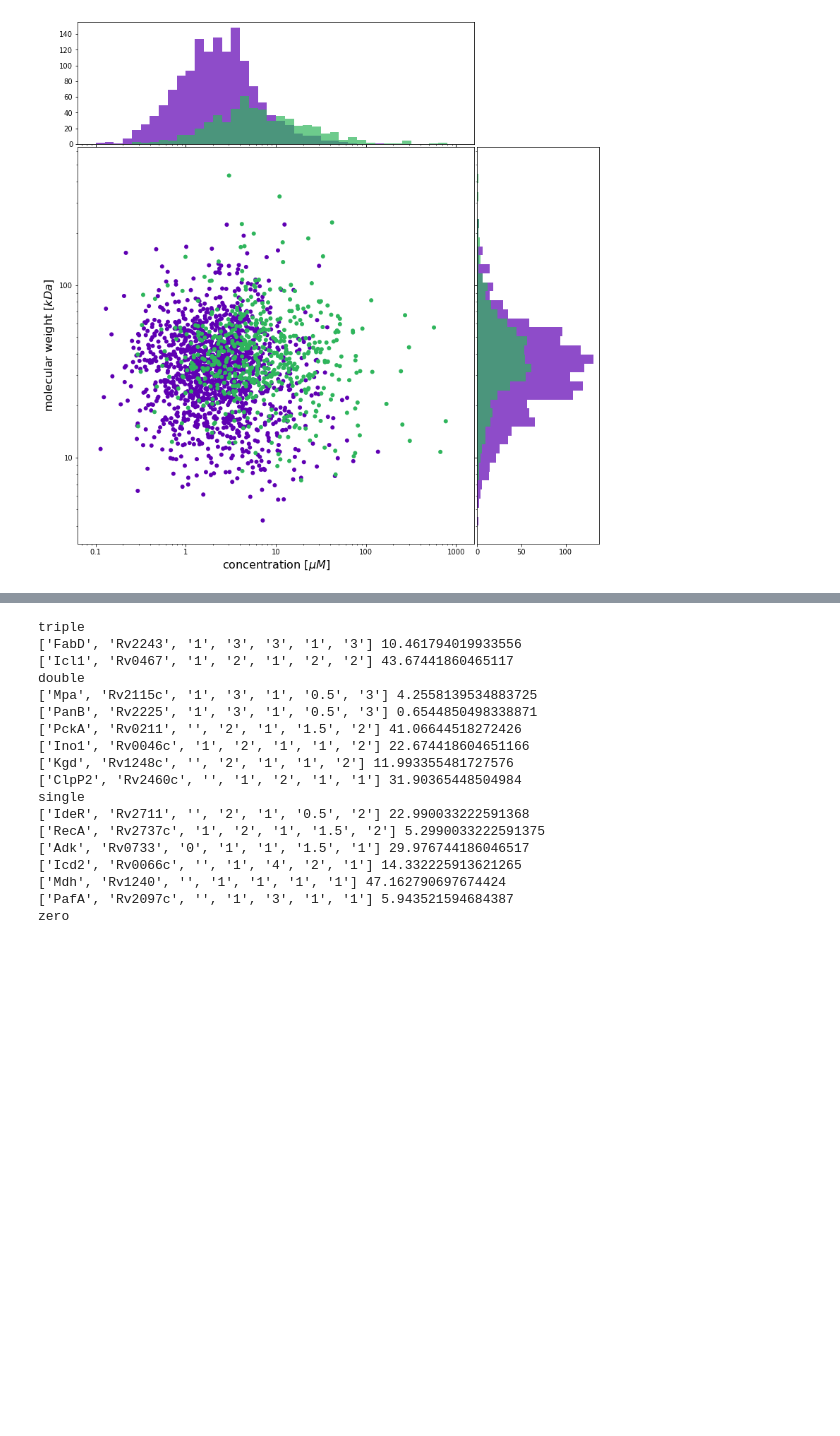
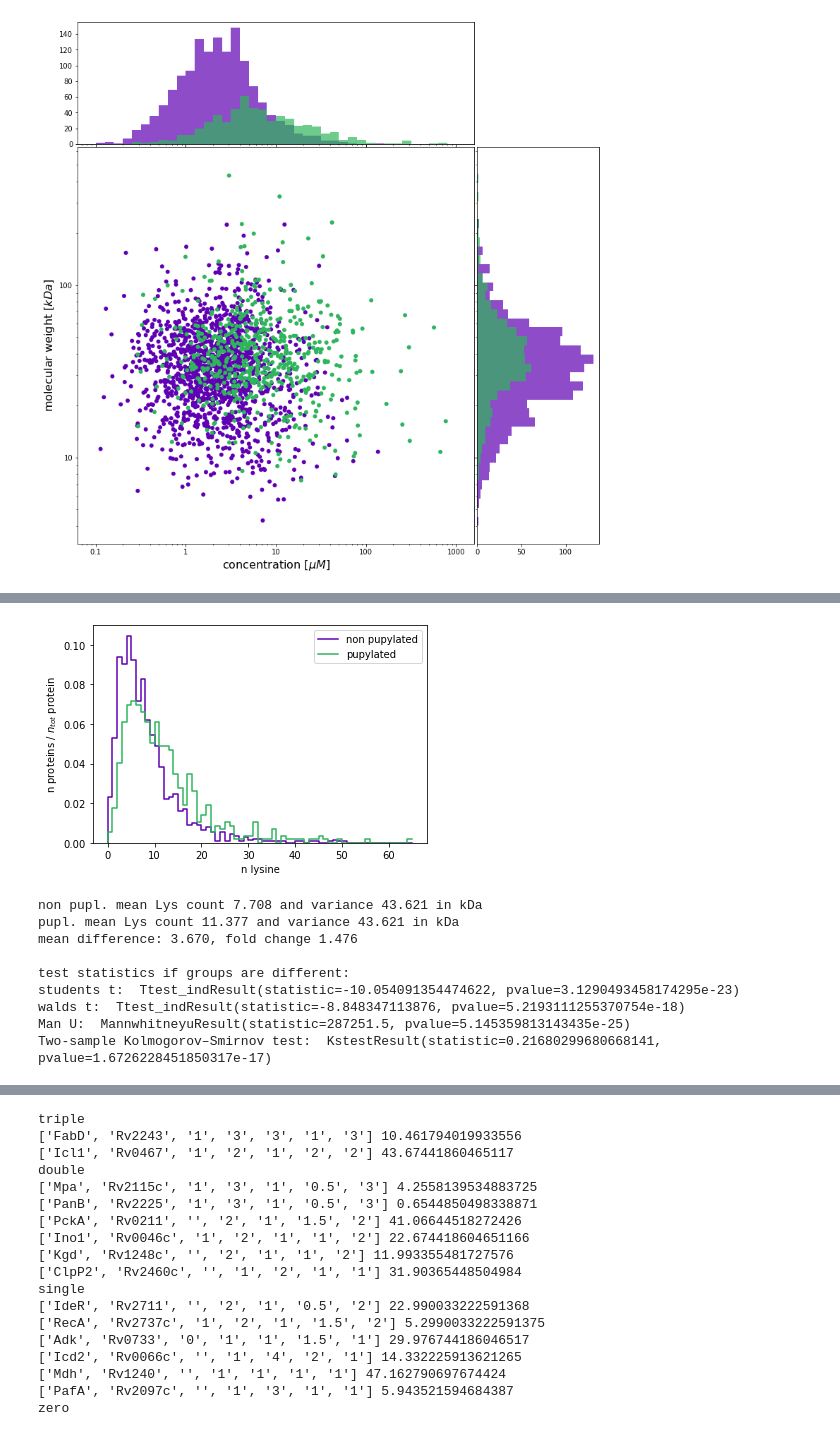
Before and after one commit to EWBlab/PupStatistics, a Jupyter notebook: PupylomeStatistics.ipynb, the cells around one changed output, grey strips where cells are left out. Cells and saved outputs as stored; diff of their text form; code cells hidden in the pictures; blank space fills up the shorter version.

```diff
--- a/PupylomeStatistics.ipynb
+++ b/PupylomeStatistics.ipynb
@@ -143,6 +169,7 @@ truncated_values = np.array(values)[sort_idx][Mask] / (v_myco*n_avogadro) # for
 truncated_pupylations = np.array(pupylations)[sort_idx][Mask]
 truncated_analysed = np.array(analysed)[sort_idx][Mask]
 truncated_sizes = np.array(sizes)[sort_idx][Mask] / 1000 # for kDa
+truncated_lys_nr = lys_number_per_prot[sort_idx][Mask]
 
 x = np.arange(len(truncated_values))
 # %%
@@ -245,0 +306,52 @@ Man U:  MannwhitneyuResult(statistic=330361.5, pvalue=4.091836258853991e-11)
+# %%
+# not in pupylome data
+z1 = truncated_lys_nr[:, 0][truncated_pupylations == 0]
+#z1 = z1[z1 <= np.quantile(z1, q=0.9)]
+# in pupylome data
+z2 = truncated_lys_nr[:, 0][truncated_pupylations > 0]
+#z2 = z2[z2 <= np.quantile(z2, q=.9)]
+
+nopup_c, nopup_b, a_ = plt.hist(z1, np.arange(np.max(list(z1)+list(z2))))
+pup_c, pup_b, b_ = plt.hist(z2, np.arange(np.max(list(z1)+list(z2))))
+plt.clf()
+
+plt.step(
+    nopup_b,
+    np.concatenate([np.zeros(1),nopup_c/sum(nopup_c)]),
+    label='non pupylated',
+    color='#5F00B3',
+)
+plt.step(
+    pup_b,
+    np.concatenate([np.zeros(1),pup_c/sum(pup_c)]),
+    label='pupylated',
+    color='#2FB55C'
+)
+plt.ylim([0, np.max(np.ravel([nopup_c/sum(nopup_c), pup_c/sum(pup_c)]))*1.05])
+
+plt.xlabel('n lysine')
+plt.ylabel('n proteins / $n_{tot}$ protein')
+plt.legend(loc='upper right')
+plt.savefig('./lysine_dist.svg')
+plt.show()
+
+print('non pupl. mean Lys count {:.3f} and variance {:.3f} in kDa'.format(np.mean(z1), np.var(z1)))
+print('pupl. mean Lys count {:.3f} and variance {:.3f} in kDa'.format(np.mean(z2), np.var(z1)))
+print('mean difference: {:.3f}, fold change {:.3f}'.format(np.mean(z2) - np.mean(z1), np.mean(z2) / np.mean(z1)))
+
+print('\ntest statistics if groups are different:')
+print('students t:  {}'.format(stats.ttest_ind(z1, z2, equal_var=True)))
+print('walds t:  {}'.format(stats.ttest_ind(z1, z2, equal_var=False)))
+print('Man U:  {}'.format(stats.mannwhitneyu(z1, z2, alternative='two-sided')))
+print('Two-sample Kolmogorov–Smirnov test:  {}'.format(stats.ks_2samp(z1, z2, alternative='greater')))
+# %% [output]
+[figure, added]
+non pupl. mean Lys count 7.708 and variance 43.621 in kDa
+pupl. mean Lys count 11.377 and variance 43.621 in kDa
+mean difference: 3.670, fold change 1.476
+
+test statistics if groups are different:
+students t:  Ttest_indResult(statistic=-10.054091354474622, pvalue=3.1290493458174295e-23)
+walds t:  Ttest_indResult(statistic=-8.848347113876, pvalue=5.2193111255370754e-18)
+Man U:  MannwhitneyuResult(statistic=287251.5, pvalue=5.145359813143435e-25)
+Two-sample Kolmogorov–Smirnov test:  KstestResult(statistic=0.21680299680668141, pvalue=1.6726228451850317e-17)
```
Also changed, not shown: parts of 9 cells of this notebook.
